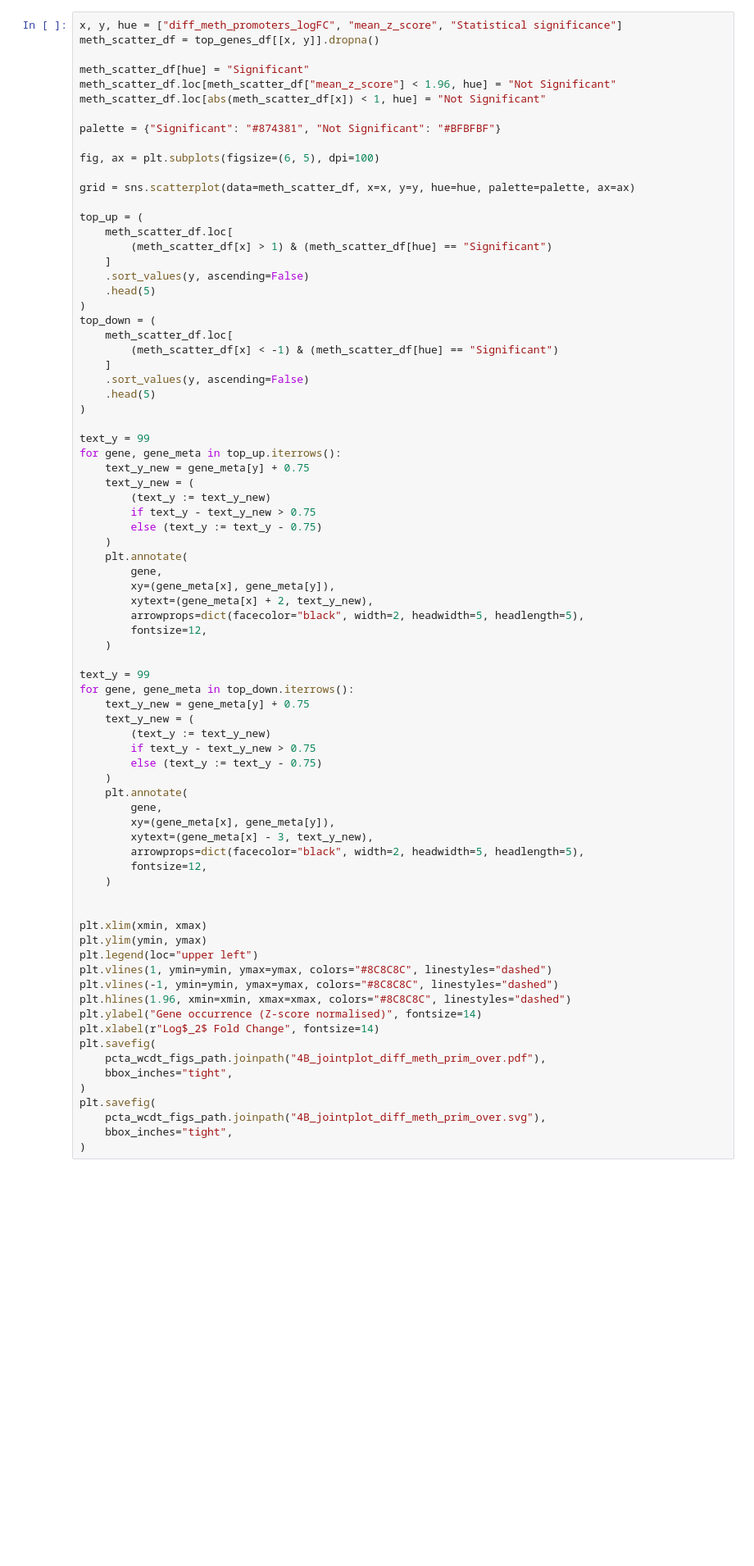
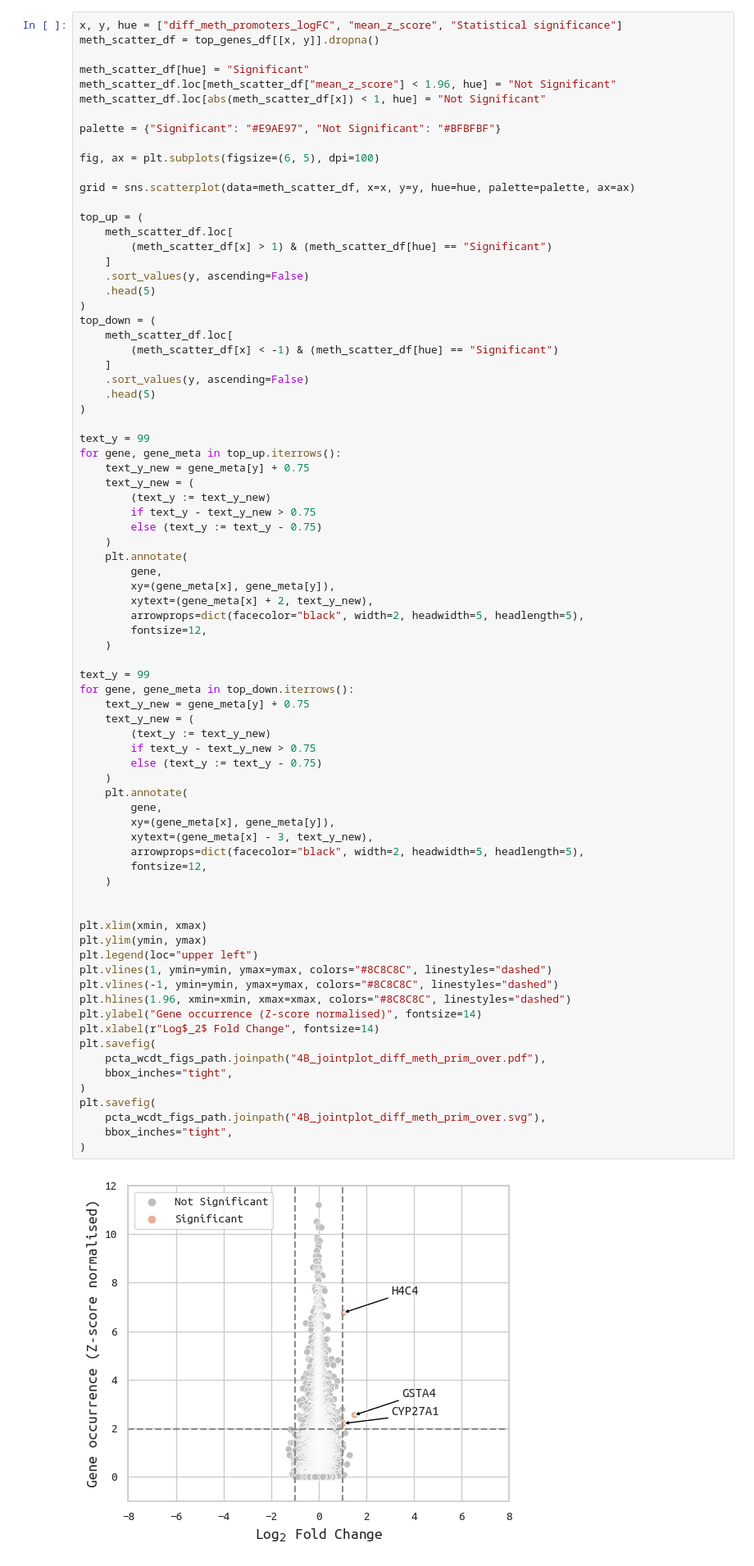
Before and after one commit to CarlosUziel/goi-strat, a Jupyter notebook: notebooks/paper_figures.ipynb, the cells around one changed output. Shown at 82% size. Saved outputs shown, nothing was run; the diff lists cells and outputs as text; blank space fills up the shorter version.

```diff
--- a/notebooks/paper_figures.ipynb
+++ b/notebooks/paper_figures.ipynb
@@ -1059,7 +1096,7 @@ meth_scatter_df[hue] = "Significant"
 meth_scatter_df.loc[meth_scatter_df["mean_z_score"] < 1.96, hue] = "Not Significant"
 meth_scatter_df.loc[abs(meth_scatter_df[x]) < 1, hue] = "Not Significant"
 
-palette = {"Significant": "#874381", "Not Significant": "#BFBFBF"}
+palette = {"Significant": "#E9AE97", "Not Significant": "#BFBFBF"}
 
 fig, ax = plt.subplots(figsize=(6, 5), dpi=100)
 
@@ -1102,33 +1139,35 @@ for gene, gene_meta in top_down.iterrows():
     text_y_new = (
         (text_y := text_y_new)
         if text_y - text_y_new > 0.75
         else (text_y := text_y - 0.75)
     )
     plt.annotate(
         gene,
         xy=(gene_meta[x], gene_meta[y]),
         xytext=(gene_meta[x] - 3, text_y_new),
         arrowprops=dict(facecolor="black", width=2, headwidth=5, headlength=5),
         fontsize=12,
     )
 
 
 plt.xlim(xmin, xmax)
 plt.ylim(ymin, ymax)
 plt.legend(loc="upper left")
 plt.vlines(1, ymin=ymin, ymax=ymax, colors="#8C8C8C", linestyles="dashed")
 plt.vlines(-1, ymin=ymin, ymax=ymax, colors="#8C8C8C", linestyles="dashed")
 plt.hlines(1.96, xmin=xmin, xmax=xmax, colors="#8C8C8C", linestyles="dashed")
 plt.ylabel("Gene occurrence (Z-score normalised)", fontsize=14)
 plt.xlabel(r"Log$_2$ Fold Change", fontsize=14)
 plt.savefig(
     pcta_wcdt_figs_path.joinpath("4B_jointplot_diff_meth_prim_over.pdf"),
     bbox_inches="tight",
 )
 plt.savefig(
     pcta_wcdt_figs_path.joinpath("4B_jointplot_diff_meth_prim_over.svg"),
     bbox_inches="tight",
 )
+# %% [output]
+[figure, added]
 # %% [markdown]
 ### 4C. Jointplot of z-scores vs. log2 fold changes of DEGs (prim under)
 # %%
```
Also changed, not shown: parts of 44 cells of this notebook.
